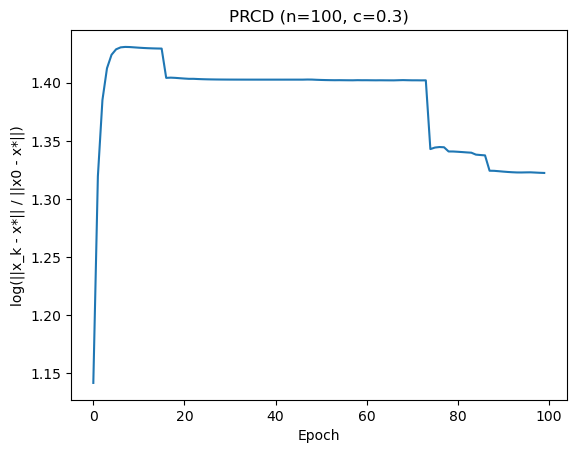
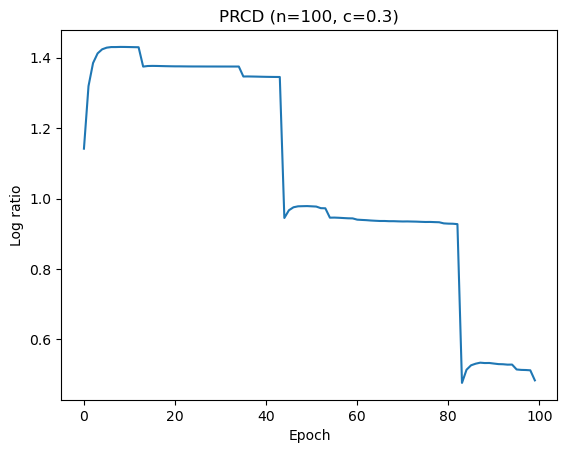
Unified diff of the notebook cell whose output changed from the first chart to the second:
--- before
+++ after
@@ -3,13 +3,10 @@
 import matplotlib.pyplot as plt
 
-n = 100 # change to any n
-c = 0.3  # keep c < 1/(n-1) for positive definiteness
+n = 100 
+c = 0.3 
 
-# Build A_c
 A_c = c * np.ones((n, n))
 np.fill_diagonal(A_c, 1)
 
-# Build n idempotent coordinate matrices
-# A_i = identity, except row i: 0 on diagonal, -c elsewhere
 def build_coordinate_matrices(n, c):
     mats = []
@@ -17,6 +14,6 @@
         M = np.eye(n)
         M[i, i] = 0.0
-        M[i, :] = -c  # set whole row to -c
-        M[i, i] = 0.0  # keep diagonal zero
+        M[i, :] = -c  
+        M[i, i] = 0.0  
         mats.append(M)
     return mats
@@ -24,8 +21,14 @@
 mats = build_coordinate_matrices(n, c)
 
-# Verify idempotent property
-for i, M in enumerate(mats):
-    assert np.allclose(M @ M, M), f"A_{i} is not idempotent"
+# check if mats is correct
 
+for mat in mats:
+    mul_mat = np.matmul(mat, mat)
+    if np.array_equal(mat @ mat, mat):
+        pass
+    else:
+        print("Error")
+
+    
 epochs = 100
 x0 = np.ones((n, 1))
@@ -35,5 +38,5 @@
 
 for l in range(epochs):
-    i = random.randint(0, n - 1)  # pick coordinate uniformly
+    i = random.randint(0, n - 1)
     x = mats[i] @ x
     ratio = np.linalg.norm(x - x_star) / np.linalg.norm(x0 - x_star)
@@ -43,4 +46,3 @@
 plt.title(f"PRCD (n={n}, c={c})")
 plt.xlabel("Epoch")
-plt.ylabel("log(||x_k - x*|| / ||x0 - x*||)")
-plt.show()
+plt.ylabel("Log ratio")

Commit: Updated notes and cbcd